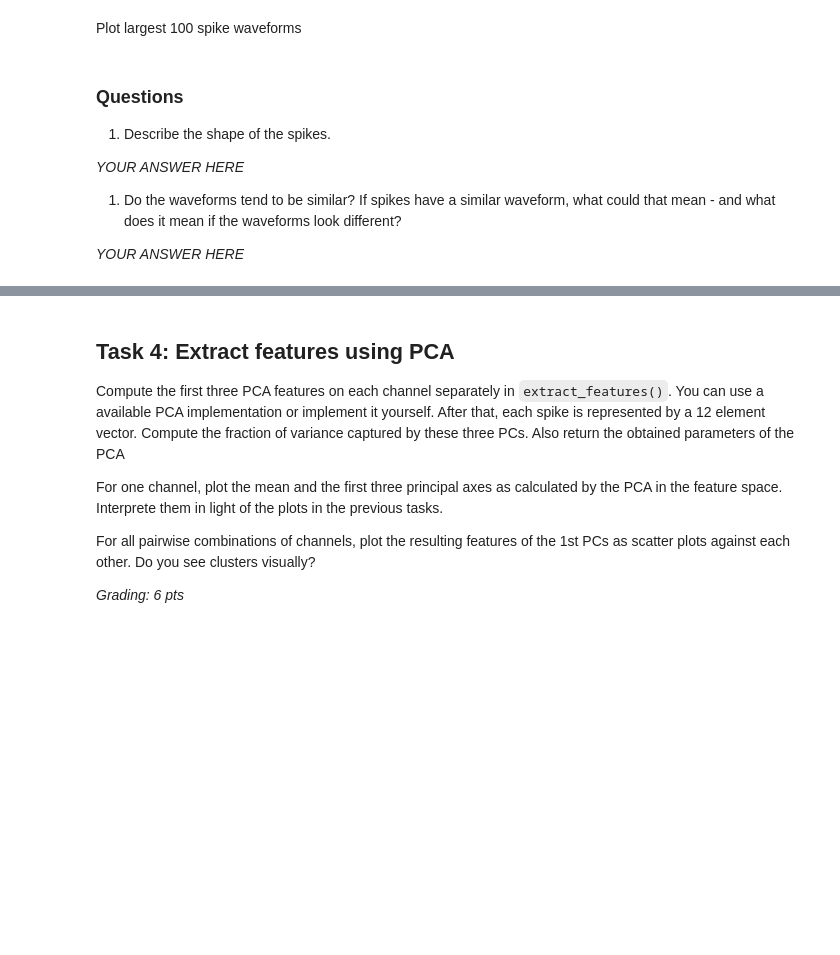
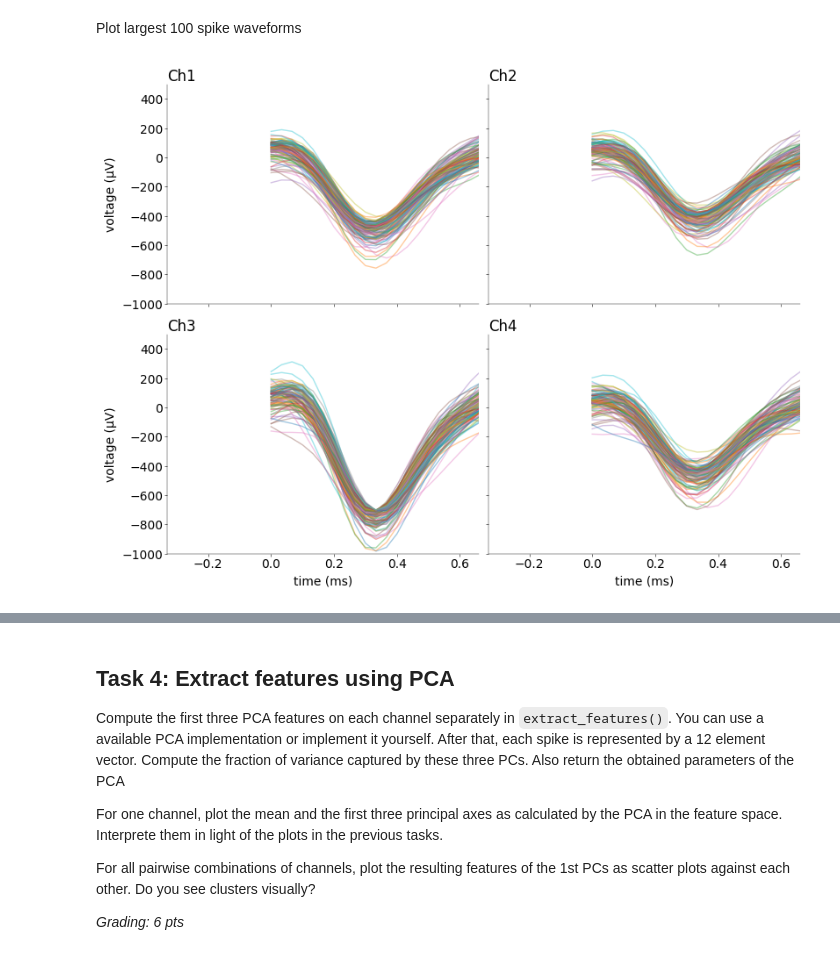
Before and after one commit to moistsoy/Neural-Data-Science, a Jupyter notebook: Lab1/notebooks/CodingLab1.ipynb, the cells around one changed output, grey strips where cells are left out. Drawn from its saved outputs; the diff is of its cells as text; code cells hidden in the pictures; blank space fills up the shorter version.

```diff
--- a/Lab1/notebooks/CodingLab1.ipynb
+++ b/Lab1/notebooks/CodingLab1.ipynb
@@ -407,31 +442,38 @@ Plot largest 100 spike waveforms
 # %%
 # largest 100 spikes
 
 fig, ax = plt.subplot_mosaic(
     mosaic=mosaic, figsize=(8, 6), layout="constrained", dpi=100
 )
 
+tt = np.arange(w.shape[1]) / fs * 1000
+
+# define "largest" using the most negative peak on a reference channel
+# here we use Ch3, which is channel index 2
+amp = np.min(w[:, :, 2], axis=1)
+largest_idx = np.argsort(amp)[:100]
+
 for i, col in enumerate(cols):
+
+    # plot the 100 largest spikes for this channel
+    for k in largest_idx:
+        ax[col].plot(tt, w[k, :, i], alpha=0.4)
 
     # labeling etc
     ax[col].set_ylim((-1000, 500))
     ax[col].set_xlim((-0.33, 0.66))
     ax[col].set_title(col, loc="left")
+
     if col == "Ch3" or col == "Ch4":
         ax[col].set_xlabel("time (ms)")
     else:
         ax[col].set_xticklabels([])
+
     if col == "Ch1" or col == "Ch3":
         ax[col].set_ylabel("voltage (μV)")
     else:
         ax[col].set_yticklabels([])
+
+plt.show()
+# %% [output]
+[figure, added]
-# %% [markdown]
-### Questions
-
-1) Describe the shape of the spikes.
-
-_YOUR ANSWER HERE_
-
-1) Do the waveforms tend to be similar? If spikes have a similar waveform, what could that mean - and what does it mean if the waveforms look different?
-
-_YOUR ANSWER HERE_
```
Also changed, not shown: parts of 4 cells of this notebook.
